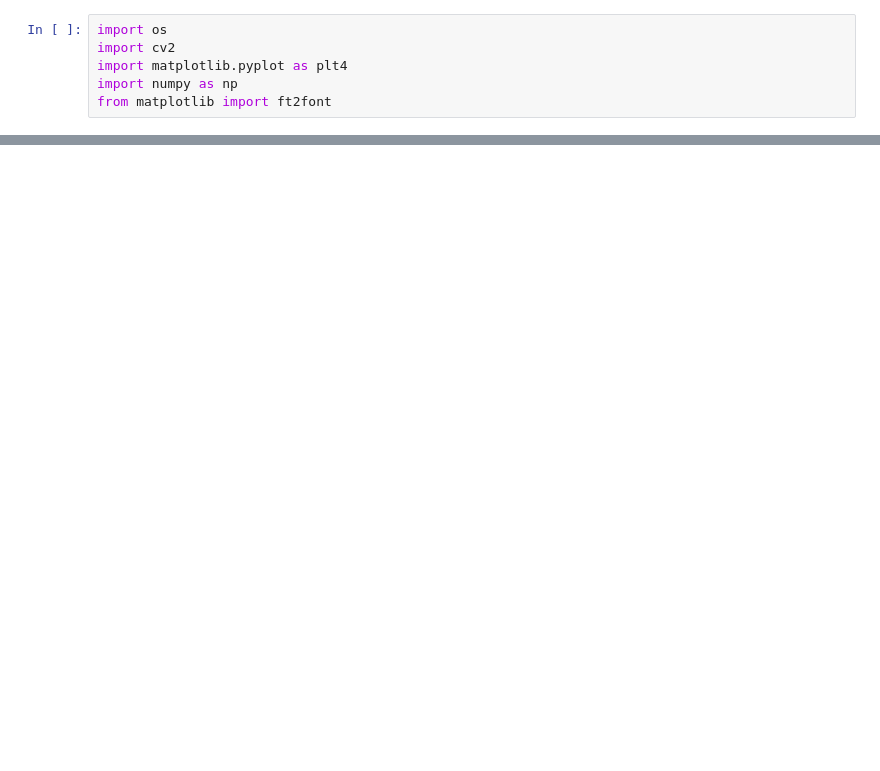
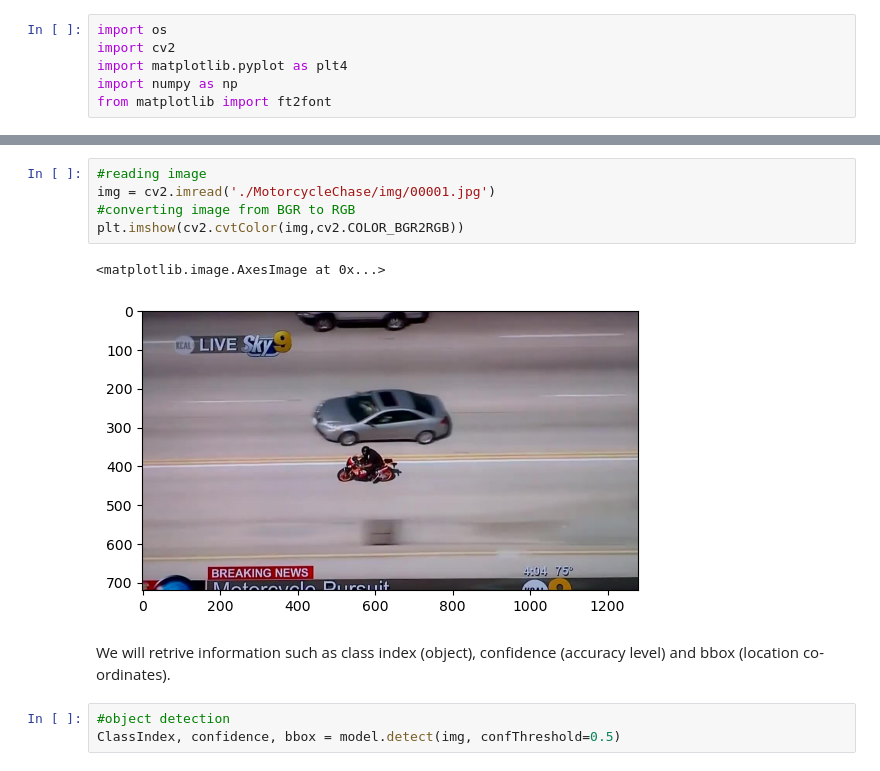
Before and after one commit to ivan-serrano-hernandez/Computer-Vision-project, a Jupyter notebook: ObjectDetection.ipynb, the cells around one changed output, grey strips where cells are left out. Drawn from its saved outputs; the diff is of its cells as text; blank space fills up the shorter version.

Commit message:
Object detection

```diff
--- a/ObjectDetection.ipynb
+++ b/ObjectDetection.ipynb
@@ -14,0 +37,13 @@ SystemError: <class 'cv2.dnn.DetectionModel'> returned a result with an exceptio
+# %%
+#reading image
+img = cv2.imread('./MotorcycleChase/img/00001.jpg')
+#converting image from BGR to RGB
+plt.imshow(cv2.cvtColor(img,cv2.COLOR_BGR2RGB))
+# %% [output]
+<matplotlib.image.AxesImage at 0x...>
+[figure, added]
+# %% [markdown]
+We will retrive information such as class index (object), confidence (accuracy level) and bbox (location co-ordinates).
+# %%
+#object detection
+ClassIndex, confidence, bbox = model.detect(img, confThreshold=0.5)
```
Also changed, not shown: parts of 5 cells of this notebook, 4 other files.
